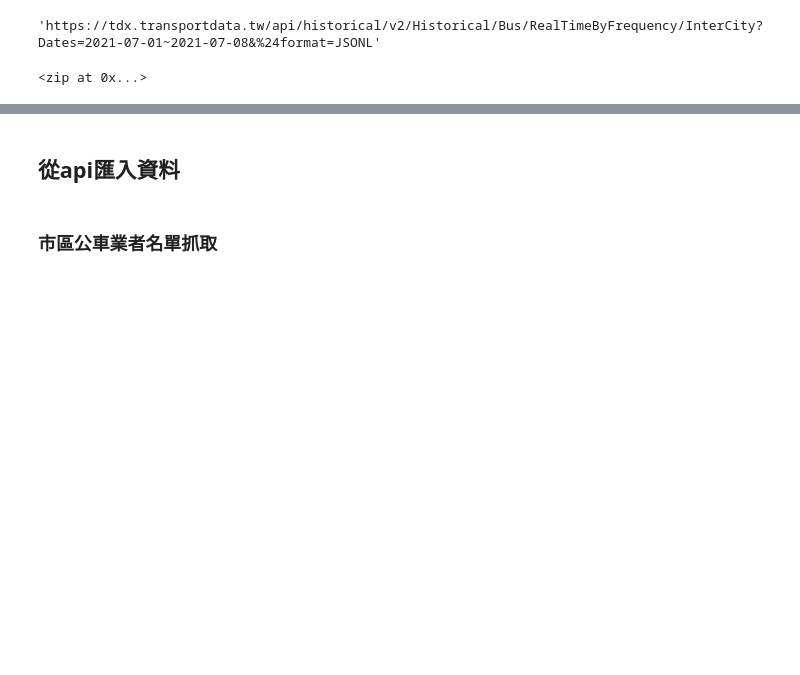
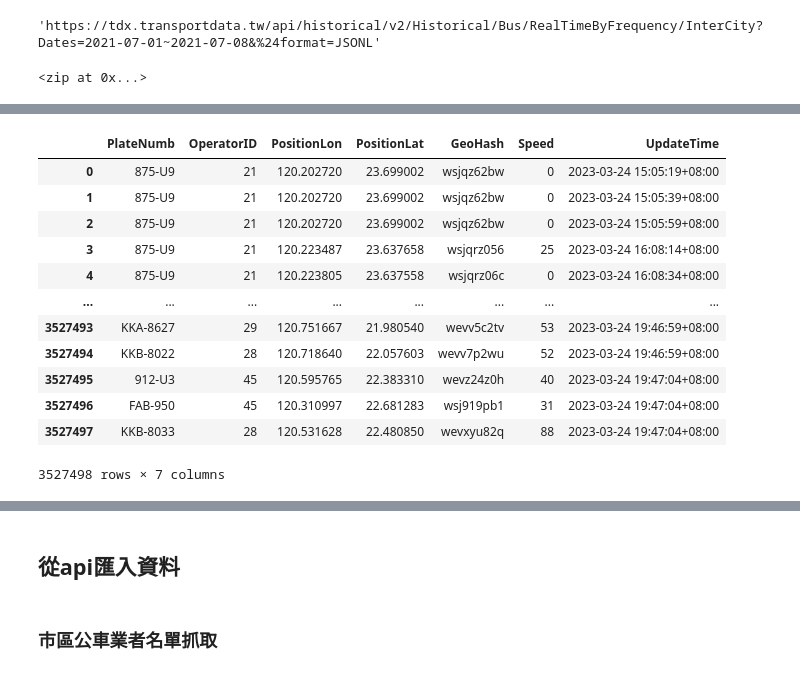
Before and after one commit to jimmyhsu1010/bridgestone_work_related, a Jupyter notebook: tdx_transport_data/tdx_data.ipynb, the cells around one changed output, grey strips where cells are left out. Cells and saved outputs as stored; diff of their text form; code cells hidden in the pictures; blank space fills up the shorter version.

```diff
--- a/tdx_transport_data/tdx_data.ipynb
+++ b/tdx_transport_data/tdx_data.ipynb
@@ -70,0 +83,20 @@ zip(fetch_date["start_date"], fetch_date["end_date"])
+# %%
+df = pd.read_csv("/Users/kai/Library/CloudStorage/OneDrive-Bridgestone/數據/TDX/TDX下載/ICB/unzip files/公路客運定時歷史資料(A1)2023-03-24.CSV")
+
+keep_columns = ["PlateNumb", "OperatorID", "PositionLon", "PositionLat", "GeoHash", "Speed", "UpdateTime"]
+data = df[keep_columns]
+data
+# %% [output]
+|  | PlateNumb | OperatorID | PositionLon | PositionLat | GeoHash | Speed | UpdateTime |
+| 0 | 875-U9 | 21 | 120.202720 | 23.699002 | wsjqz62bw | 0 | 2023-03-24 15:05:19+08:00 |
+| 1 | 875-U9 | 21 | 120.202720 | 23.699002 | wsjqz62bw | 0 | 2023-03-24 15:05:39+08:00 |
+| 2 | 875-U9 | 21 | 120.202720 | 23.699002 | wsjqz62bw | 0 | 2023-03-24 15:05:59+08:00 |
+| 3 | 875-U9 | 21 | 120.223487 | 23.637658 | wsjqrz056 | 25 | 2023-03-24 16:08:14+08:00 |
+| 4 | 875-U9 | 21 | 120.223805 | 23.637558 | wsjqrz06c | 0 | 2023-03-24 16:08:34+08:00 |
+| ... | ... | ... | ... | ... | ... | ... | ... |
+| 3527493 | KKA-8627 | 29 | 120.751667 | 21.980540 | wevv5c2tv | 53 | 2023-03-24 19:46:59+08:00 |
+| 3527494 | KKB-8022 | 28 | 120.718640 | 22.057603 | wevv7p2wu | 52 | 2023-03-24 19:46:59+08:00 |
+| 3527495 | 912-U3 | 45 | 120.595765 | 22.383310 | wevz24z0h | 40 | 2023-03-24 19:47:04+08:00 |
+| 3527496 | FAB-950 | 45 | 120.310997 | 22.681283 | wsj919pb1 | 31 | 2023-03-24 19:47:04+08:00 |
+| 3527497 | KKB-8033 | 28 | 120.531628 | 22.480850 | wevxyu82q | 88 | 2023-03-24 19:47:04+08:00 |
+3527498 rows × 7 columns
```
Also changed, not shown: parts of 5 cells of this notebook, 1 other file.
